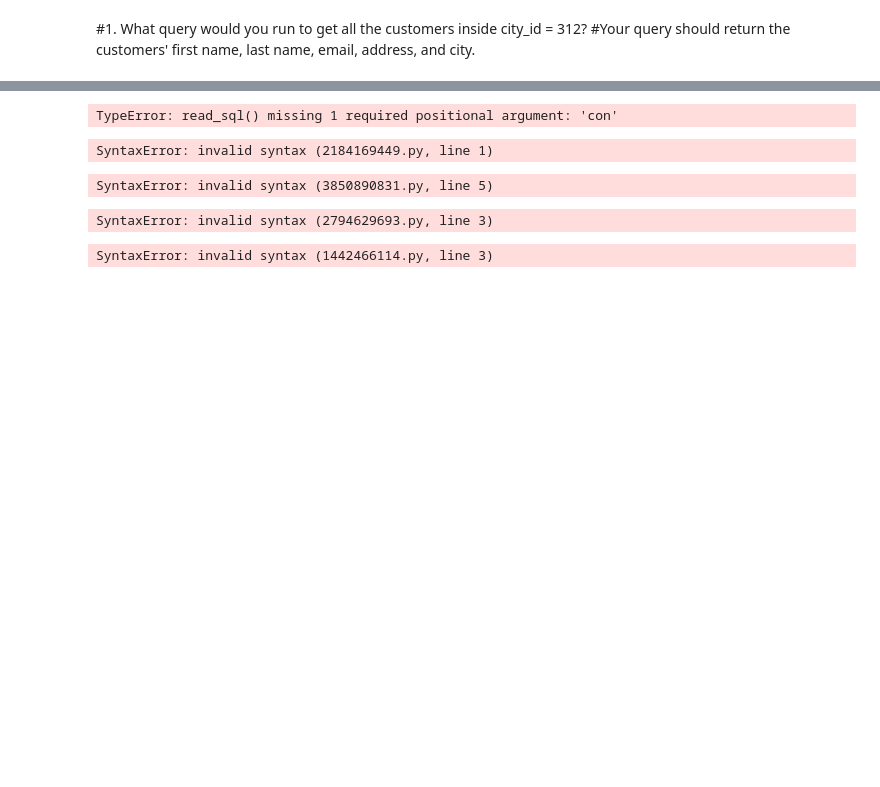
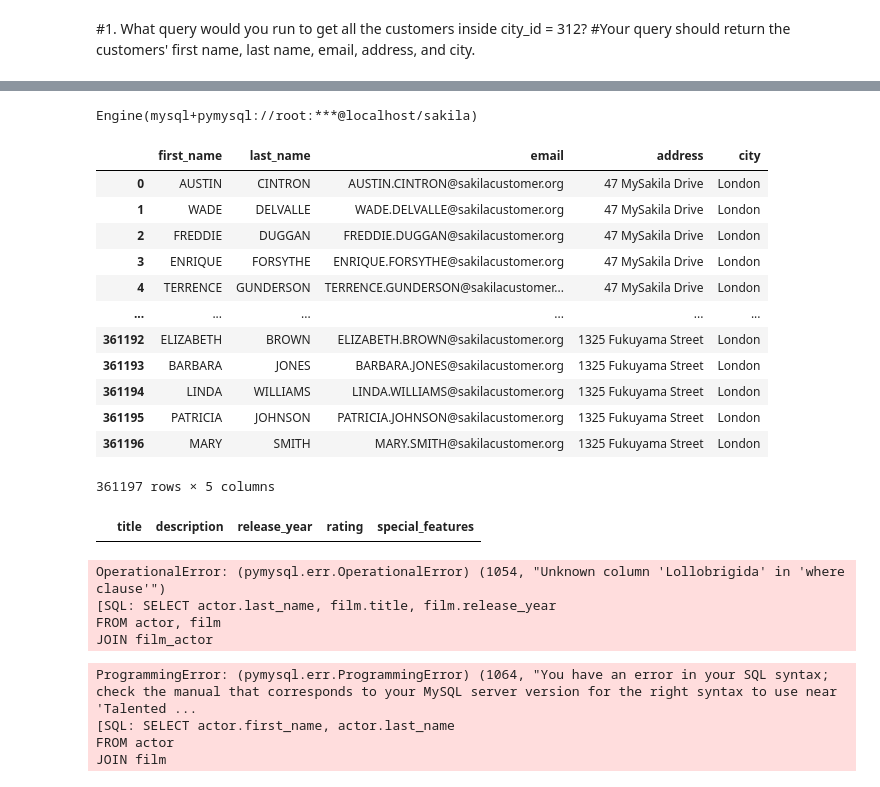
Before and after one commit to fid2445/Sakila-Core, a Jupyter notebook: Sakila Core Mike Fiddler.ipynb, the cells around one changed output, grey strips where cells are left out. Drawn from its saved outputs; the diff is of its cells as text; code cells hidden in the pictures; blank space fills up the shorter version.

Commit message:
1pm update sakila core

```diff
--- a/Sakila Core Mike Fiddler.ipynb
+++ b/Sakila Core Mike Fiddler.ipynb
@@ -15,45 +12,71 @@ NameError: name 'engine' is not defined
-# %%
-df = pd.read_sql('sakila data/sakila-data.sql')
-# %% [output]
-TypeError: read_sql() missing 1 required positional argument: 'con'
-# %%
-SELECT customer.first_name, customer.last_name, customer.email, address.address, city.city
-FROM customer, address, city
-WHERE city.city_id = 312
-# %% [output]
-SyntaxError: invalid syntax (2184169449.py, line 1)
+# %%
+connection = "mysql+pymysql://root:root@localhost/sakila"
+# %%
+engine = create_engine(connection)
+# %%
+engine
+# %% [output]
+Engine(mysql+pymysql://root:***@localhost/sakila)
+# %%
+q = """SELECT customer.first_name, customer.last_name, customer.email, address.address, city.city
+FROM customer, address, city
+WHERE city.city_id = 312;"""
+pd.read_sql(q, engine)
+# %% [output]
+|  | first_name | last_name | email | address | city |
+| 0 | AUSTIN | CINTRON | AUSTIN.CINTRON@sakilacustomer.org | 47 MySakila Drive | London |
+| 1 | WADE | DELVALLE | WADE.DELVALLE@sakilacustomer.org | 47 MySakila Drive | London |
+| 2 | FREDDIE | DUGGAN | FREDDIE.DUGGAN@sakilacustomer.org | 47 MySakila Drive | London |
+| 3 | ENRIQUE | FORSYTHE | ENRIQUE.FORSYTHE@sakilacustomer.org | 47 MySakila Drive | London |
+| 4 | TERRENCE | GUNDERSON | TERRENCE.GUNDERSON@sakilacustomer... | 47 MySakila Drive | London |
+| ... | ... | ... | ... | ... | ... |
+| 361192 | ELIZABETH | BROWN | ELIZABETH.BROWN@sakilacustomer.org | 1325 Fukuyama Street | London |
+| 361193 | BARBARA | JONES | BARBARA.JONES@sakilacustomer.org | 1325 Fukuyama Street | London |
+| 361194 | LINDA | WILLIAMS | LINDA.WILLIAMS@sakilacustomer.org | 1325 Fukuyama Street | London |
+| 361195 | PATRICIA | JOHNSON | PATRICIA.JOHNSON@sakilacustomer.org | 1325 Fukuyama Street | London |
+| 361196 | MARY | SMITH | MARY.SMITH@sakilacustomer.org | 1325 Fukuyama Street | London |
+361197 rows × 5 columns
 # %%
 #2. What query would you run to get all comedy films?
 #Note that the genre is called the category in this schema.
 #Your query should return film title, description, release year, rating,
 #and special features.
-SELECT film.title, film.description, film.release_year, film.rating, film.special_features
+q2 = """SELECT film.title, film.description, film.release_year, film.rating, film.special_features
 FROM film
 JOIN category
 ON category.category_id = film.film_id
-WHERE category.name = 5
+WHERE category.name = 5;"""
+pd.read_sql(q2, engine)
 # %% [output]
-SyntaxError: invalid syntax (3850890831.py, line 5)
+|  | title | description | release_year | rating | special_features |
 # %%
 #3. What query would you run to get all the films that Johnny Lollobrigida was in?
 #Your query should return the actor's last name, film title, and release year.
-SELECT actor.last_name, film.title, film.release_year
+q3 = """SELECT actor.last_name, film.title, film.release_year
 FROM actor, film
 JOIN film_actor
 ON film_id.actor_id = actor.actor_id
-WHERE actor.last_name = Lollobrigida
+WHERE actor.last_name = Lollobrigida;"""
+pd.read_sql(q3, engine)
 # %% [output]
-SyntaxError: invalid syntax (2794629693.py, line 3)
+OperationalError: (pymysql.err.OperationalError) (1054, "Unknown column 'Lollobrigida' in 'where clause'")
+[SQL: SELECT actor.last_name, film.title, film.release_year
+FROM actor, film
+JOIN film_actor
 # %%
 #4. What query would you run to get the first and last names of all
 #the actors in the movie titled "Bingo Talented"?
-SELECT actor.first_name, actor.last_name
+q4 = """SELECT actor.first_name, actor.last_name
 FROM actor
 JOIN film
 ON film.film_id = actor.film_id
-WHERE film.title = Bingo Talented
+WHERE film.title = Bingo Talented;"""
+pd.read_sql(q4, engine)
 # %% [output]
-SyntaxError: invalid syntax (1442466114.py, line 3)
+ProgrammingError: (pymysql.err.ProgrammingError) (1064, "You have an error in your SQL syntax; check the manual that corresponds to your MySQL server version for the right syntax to use near 'Talented ...
+[SQL: SELECT actor.first_name, actor.last_name
+FROM actor
+JOIN film
 # %%
 #5. What query would you run to get the customer_id associated with all payments
 #greater than twice the average payment amount?
```
Also changed, not shown: parts of 3 cells of this notebook, 1 other file.
